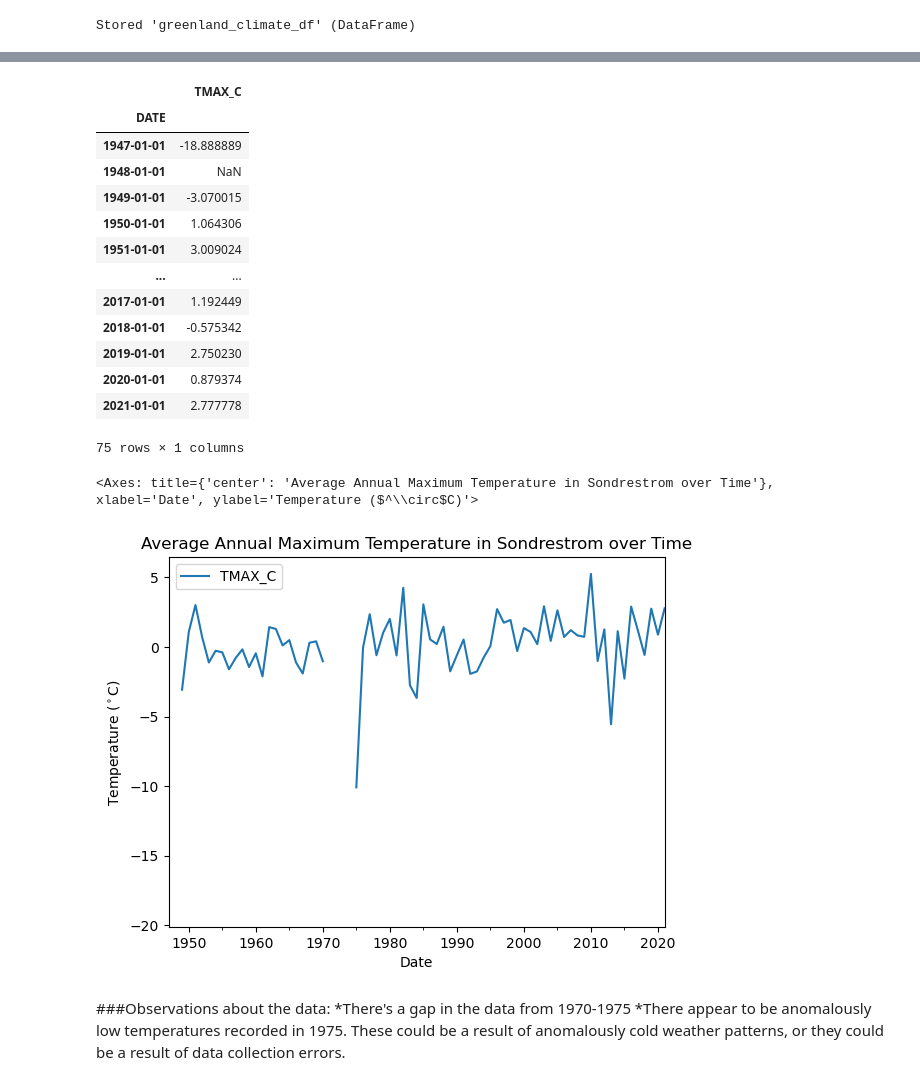
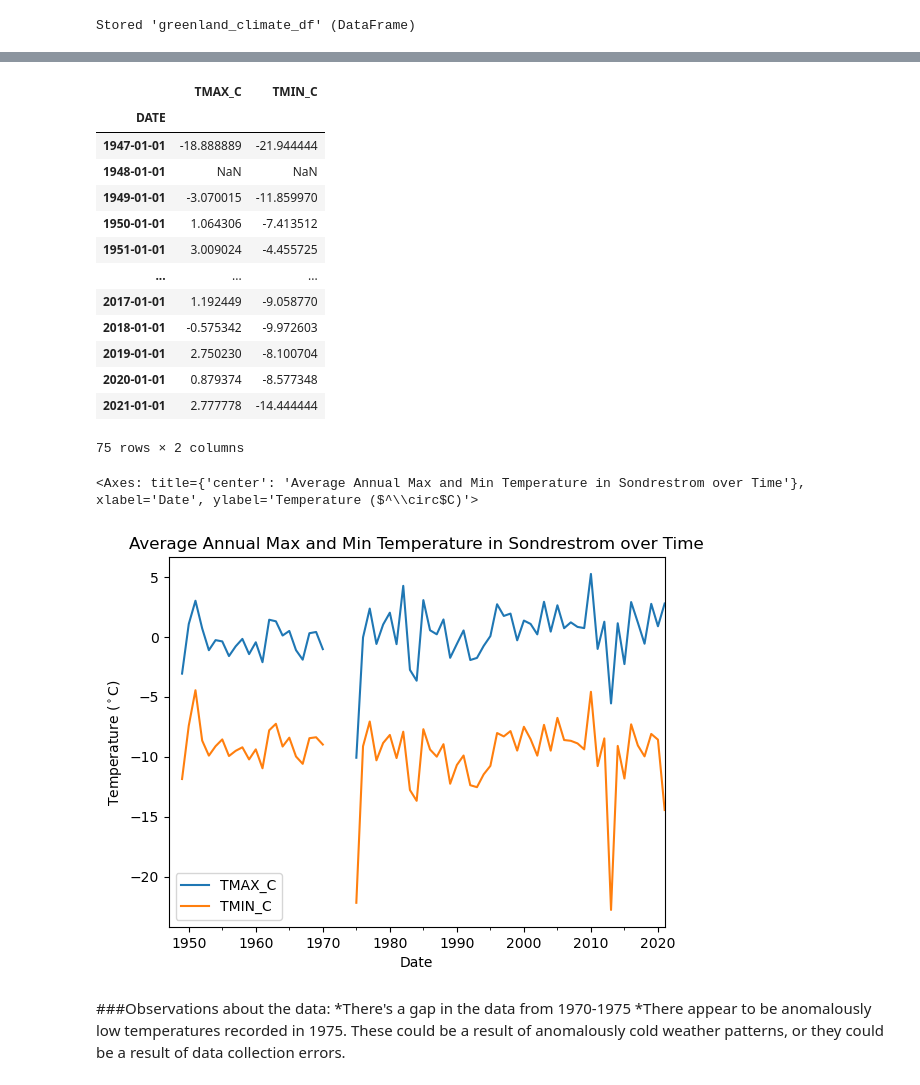
Before and after one commit to earthlab-education/climate-coding-challenge-allenmoench, a Jupyter notebook: Notebooks/Climate_Coding_Challenge/climate_12_portfolio_03.ipynb, the cells around one changed output, grey strips where cells are left out. Cells and saved outputs as stored; diff of their text form; code cells hidden in the pictures.

```diff
--- a/Notebooks/Climate_Coding_Challenge/climate_12_portfolio_03.ipynb
+++ b/Notebooks/Climate_Coding_Challenge/climate_12_portfolio_03.ipynb
@@ -83,6 +92,7 @@ greenland_climate_df.TMAX.plot.hist()
 
 greenland_climate_df_u = greenland_climate_df.rename(columns={
     'TMAX': 'TMAX_F',
+    'TMIN': 'TMIN_F'
 })
 
 greenland_climate_df_u
@@ -106,5 +116,6 @@ greenland_climate_df_u
 
 #greenland_climate_df_u['TMIN_C'] = (greenland_climate_df_u['TMIN_F']-32)*5/9
 greenland_climate_df_u['TMAX_C'] = (greenland_climate_df_u['TMAX_F']-32)*5/9
+greenland_climate_df_u['TMIN_C'] = (greenland_climate_df_u['TMIN_F']-32)*5/9
 greenland_climate_df_u
 # %% [output]
@@ -125,4 +136,5 @@ greenland_climate_df_u
 # %%
-greenland_climate_df = greenland_climate_df_u[['TMAX_C']]
+greenland_climate_df = greenland_climate_df_u[['TMAX_C', 'TMIN_C']]
+# greenland_climate_df = greenland_climate_df_u[['TMIN_C']]
 greenland_climate_df
 # %% [output]
@@ -160,31 +173,31 @@ greenland_climate_df.plot(
 gl_ann_climate_df = greenland_climate_df.resample('YS').mean()
 gl_ann_climate_df
 # %% [output]
-|  | TMAX_C |
-| DATE |  |
-| 1947-01-01 | -18.888889 |
-| 1948-01-01 | NaN |
-| 1949-01-01 | -3.070015 |
-| 1950-01-01 | 1.064306 |
-| 1951-01-01 | 3.009024 |
-| ... | ... |
-| 2017-01-01 | 1.192449 |
-| 2018-01-01 | -0.575342 |
-| 2019-01-01 | 2.750230 |
-| 2020-01-01 | 0.879374 |
-| 2021-01-01 | 2.777778 |
+|  | TMAX_C | TMIN_C |
+| DATE |  |  |
+| 1947-01-01 | -18.888889 | -21.944444 |
+| 1948-01-01 | NaN | NaN |
+| 1949-01-01 | -3.070015 | -11.859970 |
+| 1950-01-01 | 1.064306 | -7.413512 |
+| 1951-01-01 | 3.009024 | -4.455725 |
+| ... | ... | ... |
+| 2017-01-01 | 1.192449 | -9.058770 |
+| 2018-01-01 | -0.575342 | -9.972603 |
+| 2019-01-01 | 2.750230 | -8.100704 |
+| 2020-01-01 | 0.879374 | -8.577348 |
+| 2021-01-01 | 2.777778 | -14.444444 |
-75 rows × 1 columns
+75 rows × 2 columns
 # %%
 # Plot the annual data
 gl_ann_temp_plot = gl_ann_climate_df.plot(
-    y='TMAX_C',
-    title='Average Annual Maximum Temperature in Sondrestrom over Time',
+    y=['TMAX_C', 'TMIN_C'],
+    title='Average Annual Max and Min Temperature in Sondrestrom over Time',
     xlabel='Date',
     ylabel='Temperature ($^\circ$C)')
 gl_ann_temp_plot
 # %% [output]
-<Axes: title={'center': 'Average Annual Maximum Temperature in Sondrestrom over Time'}, xlabel='Date', ylabel='Temperature ($^\\circ$C)'>
+<Axes: title={'center': 'Average Annual Max and Min Temperature in Sondrestrom over Time'}, xlabel='Date', ylabel='Temperature ($^\\circ$C)'>
-[figure, old version]
+[figure, new version]
 # %% [markdown]
 ###Observations about the data:
 *There's a gap in the data from 1970-1975
```
Also changed, not shown: parts of 16 cells of this notebook, 1 other file.
